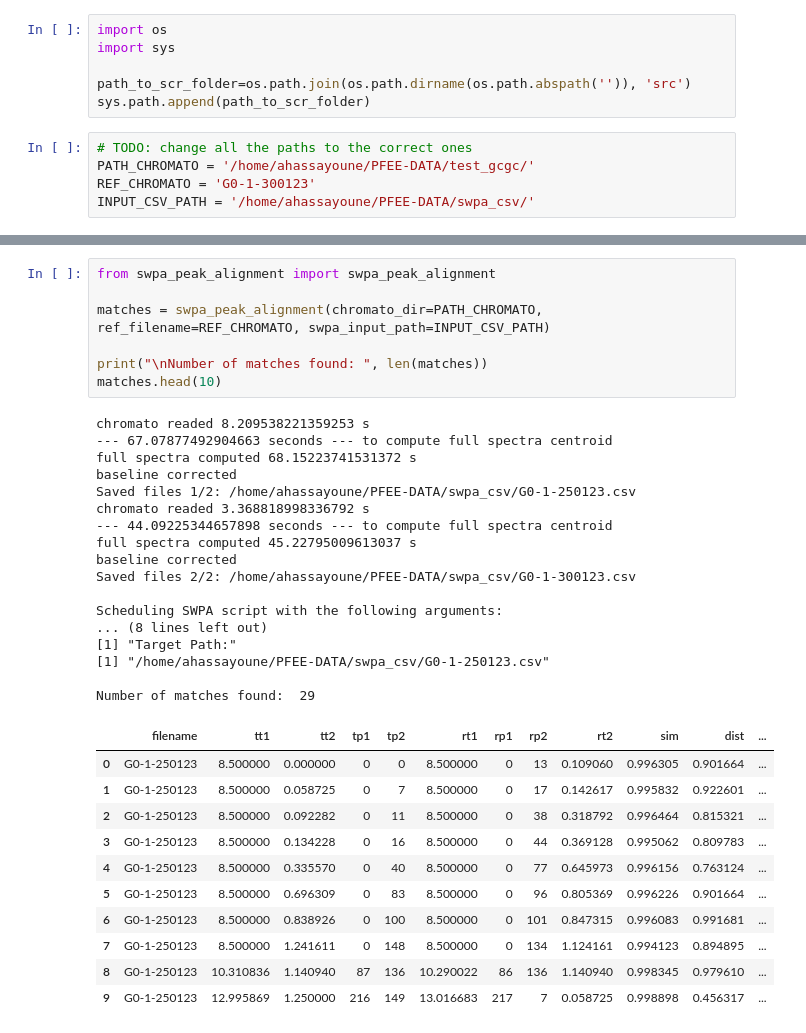
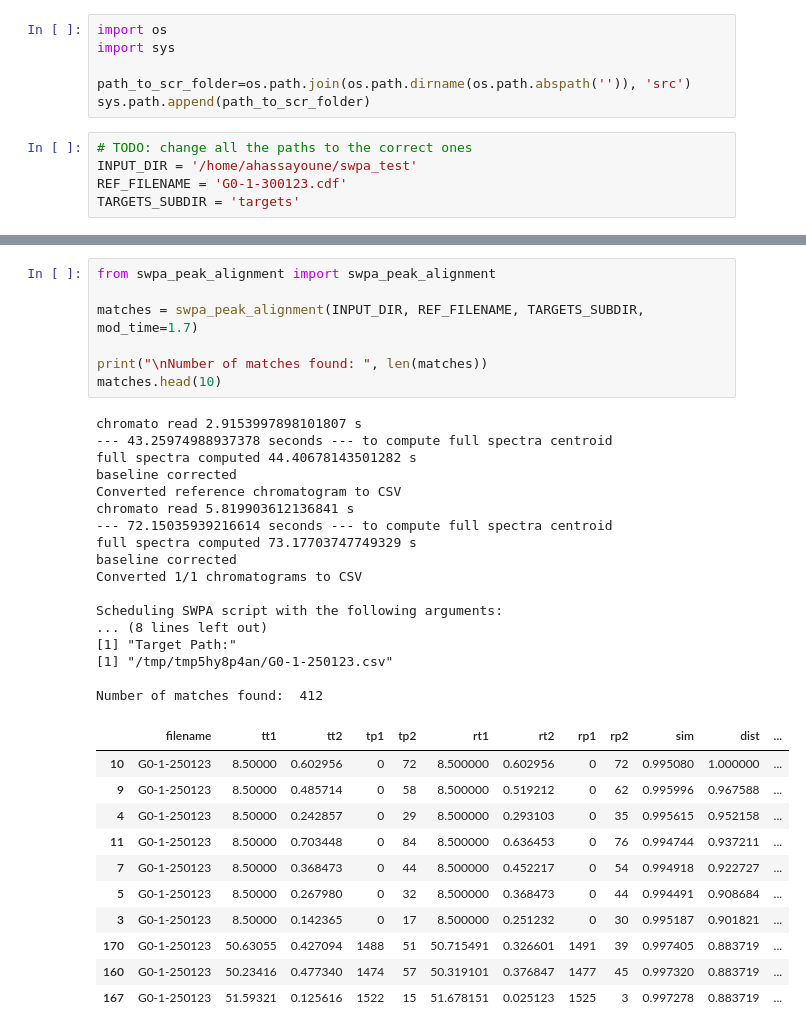
Before and after one commit to ahmedhassayoune/Python-2DGC-Alignment, a Jupyter notebook: notebooks/swpa.ipynb, the cells around one changed output, grey strips where cells are left out. Cells and saved outputs as stored; diff of their text form.

Commit message:
feat: restructure code of swpa and sort matches result

```diff
--- a/notebooks/swpa.ipynb
+++ b/notebooks/swpa.ipynb
@@ -6,6 +6,6 @@ path_to_scr_folder=os.path.join(os.path.dirname(os.path.abspath('')), 'src')
 sys.path.append(path_to_scr_folder)
 # %%
 # TODO: change all the paths to the correct ones
-PATH_CHROMATO = '/home/ahassayoune/PFEE-DATA/test_gcgc/'
-REF_CHROMATO = 'G0-1-300123'
-INPUT_CSV_PATH = '/home/ahassayoune/PFEE-DATA/swpa_csv/'
+INPUT_DIR = '/home/ahassayoune/swpa_test'
+REF_FILENAME = 'G0-1-300123.cdf'
+TARGETS_SUBDIR = 'targets'
@@ -17,36 +18,36 @@ files
 # %%
 from swpa_peak_alignment import swpa_peak_alignment
 
-matches = swpa_peak_alignment(chromato_dir=PATH_CHROMATO, ref_filename=REF_CHROMATO, swpa_input_path=INPUT_CSV_PATH)
+matches = swpa_peak_alignment(INPUT_DIR, REF_FILENAME, TARGETS_SUBDIR, mod_time=1.7)
 
 print("\nNumber of matches found: ", len(matches))
 matches.head(10)
 # %% [output]
-chromato readed 8.209538221359253 s
---- 67.07877492904663 seconds --- to compute full spectra centroid
-full spectra computed 68.15223741531372 s
+chromato read 2.9153997898101807 s
+--- 43.25974988937378 seconds --- to compute full spectra centroid
+full spectra computed 44.40678143501282 s
 baseline corrected
-Saved files 1/2: /home/ahassayoune/PFEE-DATA/swpa_csv/G0-1-250123.csv
-chromato readed 3.368818998336792 s
---- 44.09225344657898 seconds --- to compute full spectra centroid
-full spectra computed 45.22795009613037 s
+Converted reference chromatogram to CSV
+chromato read 5.819903612136841 s
+--- 72.15035939216614 seconds --- to compute full spectra centroid
+full spectra computed 73.17703747749329 s
 baseline corrected
-Saved files 2/2: /home/ahassayoune/PFEE-DATA/swpa_csv/G0-1-300123.csv
+Converted 1/1 chromatograms to CSV
 
 Scheduling SWPA script with the following arguments:
 ... (8 lines left out)
 [1] "Target Path:"
-[1] "/home/ahassayoune/PFEE-DATA/swpa_csv/G0-1-250123.csv"
+[1] "/tmp/tmp5hy8p4an/G0-1-250123.csv"
 
-Number of matches found:  29
+Number of matches found:  412
-|  | filename | tt1 | tt2 | tp1 | tp2 | rt1 | rp1 | rp2 | rt2 | sim | dist | ... |
-| 0 | G0-1-250123 | 8.500000 | 0.000000 | 0 | 0 | 8.500000 | 0 | 13 | 0.109060 | 0.996305 | 0.901664 | ... |
-| 1 | G0-1-250123 | 8.500000 | 0.058725 | 0 | 7 | 8.500000 | 0 | 17 | 0.142617 | 0.995832 | 0.922601 | ... |
-| 2 | G0-1-250123 | 8.500000 | 0.092282 | 0 | 11 | 8.500000 | 0 | 38 | 0.318792 | 0.996464 | 0.815321 | ... |
-| 3 | G0-1-250123 | 8.500000 | 0.134228 | 0 | 16 | 8.500000 | 0 | 44 | 0.369128 | 0.995062 | 0.809783 | ... |
-| 4 | G0-1-250123 | 8.500000 | 0.335570 | 0 | 40 | 8.500000 | 0 | 77 | 0.645973 | 0.996156 | 0.763124 | ... |
-| 5 | G0-1-250123 | 8.500000 | 0.696309 | 0 | 83 | 8.500000 | 0 | 96 | 0.805369 | 0.996226 | 0.901664 | ... |
-| 6 | G0-1-250123 | 8.500000 | 0.838926 | 0 | 100 | 8.500000 | 0 | 101 | 0.847315 | 0.996083 | 0.991681 | ... |
-| 7 | G0-1-250123 | 8.500000 | 1.241611 | 0 | 148 | 8.500000 | 0 | 134 | 1.124161 | 0.994123 | 0.894895 | ... |
-| 8 | G0-1-250123 | 10.310836 | 1.140940 | 87 | 136 | 10.290022 | 86 | 136 | 1.140940 | 0.998345 | 0.979610 | ... |
-| 9 | G0-1-250123 | 12.995869 | 1.250000 | 216 | 149 | 13.016683 | 217 | 7 | 0.058725 | 0.998898 | 0.456317 | ... |
+|  | filename | tt1 | tt2 | tp1 | tp2 | rt1 | rt2 | rp1 | rp2 | sim | dist | ... |
+| 10 | G0-1-250123 | 8.50000 | 0.602956 | 0 | 72 | 8.500000 | 0.602956 | 0 | 72 | 0.995080 | 1.000000 | ... |
+| 9 | G0-1-250123 | 8.50000 | 0.485714 | 0 | 58 | 8.500000 | 0.519212 | 0 | 62 | 0.995996 | 0.967588 | ... |
+| 4 | G0-1-250123 | 8.50000 | 0.242857 | 0 | 29 | 8.500000 | 0.293103 | 0 | 35 | 0.995615 | 0.952158 | ... |
+| 11 | G0-1-250123 | 8.50000 | 0.703448 | 0 | 84 | 8.500000 | 0.636453 | 0 | 76 | 0.994744 | 0.937211 | ... |
+| 7 | G0-1-250123 | 8.50000 | 0.368473 | 0 | 44 | 8.500000 | 0.452217 | 0 | 54 | 0.994918 | 0.922727 | ... |
+| 5 | G0-1-250123 | 8.50000 | 0.267980 | 0 | 32 | 8.500000 | 0.368473 | 0 | 44 | 0.994491 | 0.908684 | ... |
+| 3 | G0-1-250123 | 8.50000 | 0.142365 | 0 | 17 | 8.500000 | 0.251232 | 0 | 30 | 0.995187 | 0.901821 | ... |
+| 170 | G0-1-250123 | 50.63055 | 0.427094 | 1488 | 51 | 50.715491 | 0.326601 | 1491 | 39 | 0.997405 | 0.883719 | ... |
+| 160 | G0-1-250123 | 50.23416 | 0.477340 | 1474 | 57 | 50.319101 | 0.376847 | 1477 | 45 | 0.997320 | 0.883719 | ... |
+| 167 | G0-1-250123 | 51.59321 | 0.125616 | 1522 | 15 | 51.678151 | 0.025123 | 1525 | 3 | 0.997278 | 0.883719 | ... |
```
Also changed, not shown: parts of 3 cells of this notebook, 3 other files.
